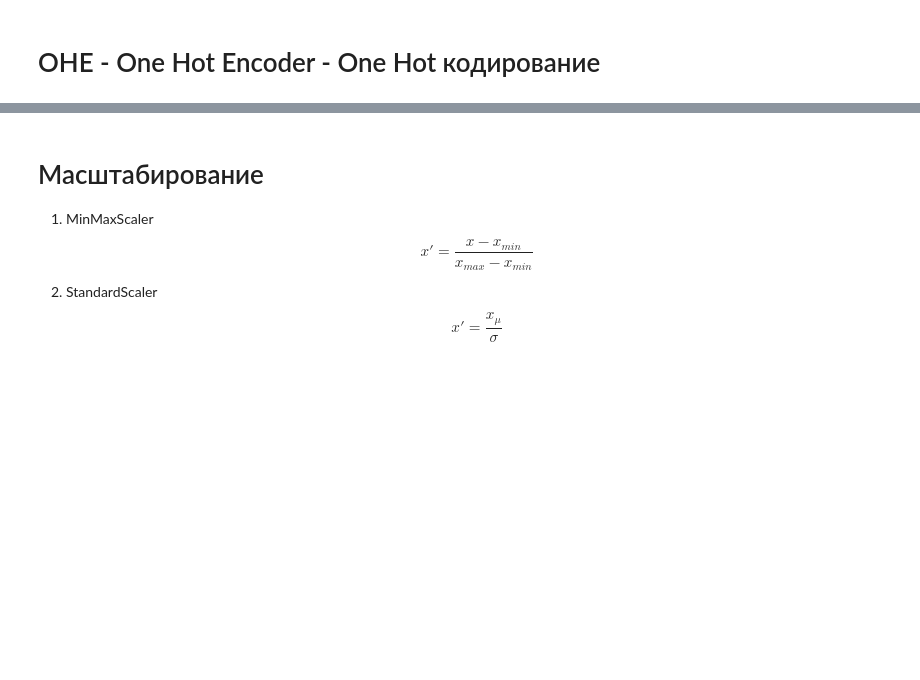
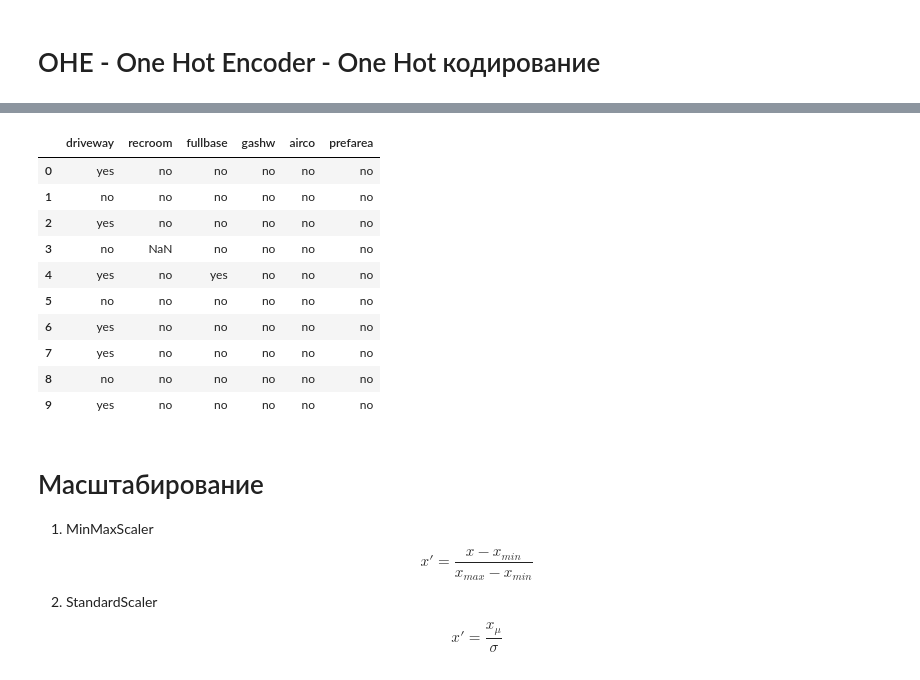
Before and after one commit to MammadovKamranIT/PythonAI, a Jupyter notebook: 4.ipynb, the cells around one changed output, grey strips where cells are left out. Cells and saved outputs as stored; diff of their text form; code cells hidden in the pictures; blank space fills up the shorter version.

```diff
--- a/4.ipynb
+++ b/4.ipynb
@@ -217,3 +235,17 @@ data_onehot.head()
+# %%
+data[categorical_cols].head(10)
+# %% [output]
+|  | driveway | recroom | fullbase | gashw | airco | prefarea |
+| 0 | yes | no | no | no | no | no |
+| 1 | no | no | no | no | no | no |
+| 2 | yes | no | no | no | no | no |
+| 3 | no | NaN | no | no | no | no |
+| 4 | yes | no | yes | no | no | no |
+| 5 | no | no | no | no | no | no |
+| 6 | yes | no | no | no | no | no |
+| 7 | yes | no | no | no | no | no |
+| 8 | no | no | no | no | no | no |
+| 9 | yes | no | no | no | no | no |
 # %% [markdown]
 # Масштабирование
 
```
Also changed, not shown: parts of 18 cells of this notebook, 7 other files.
